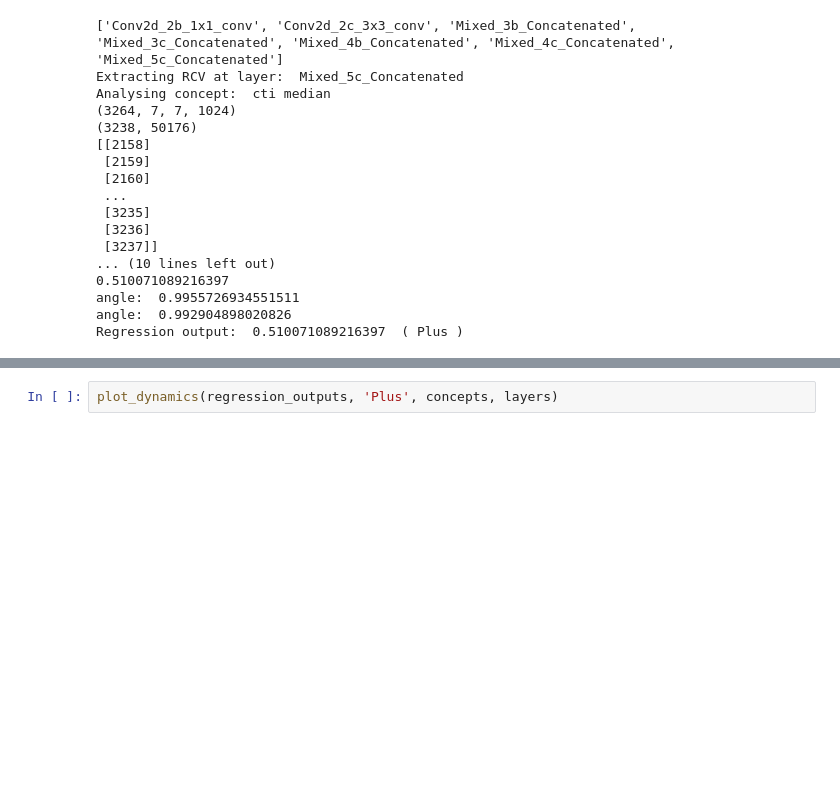
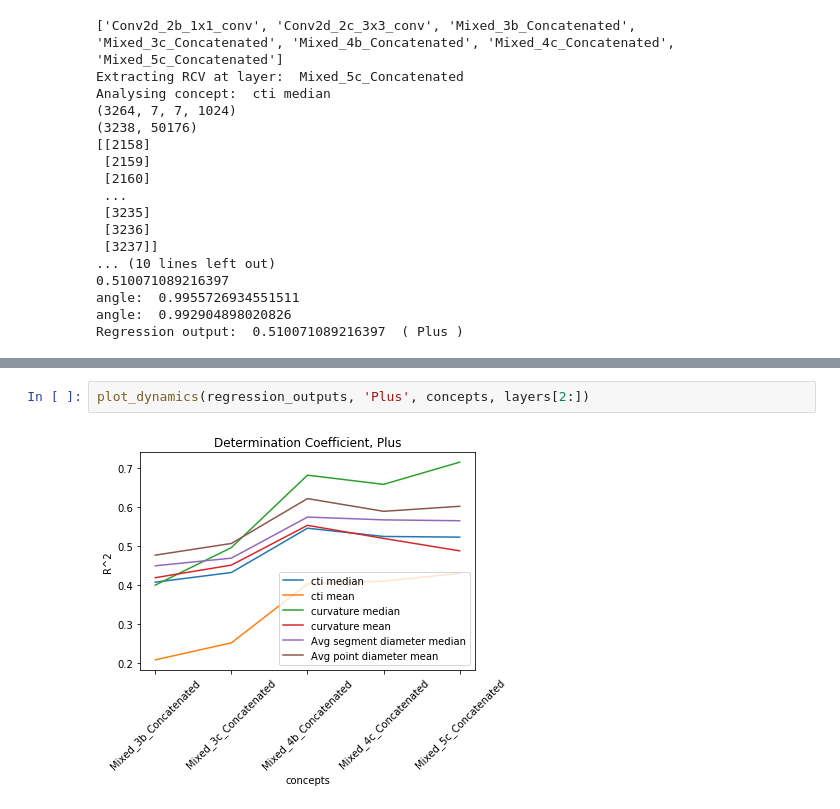
Before and after one commit to medgift/SPIE2019_interpretableROP, a Jupyter notebook: InterpretROPNet.ipynb, the cells around one changed output, grey strips where cells are left out. Cells and saved outputs as stored; diff of their text form; blank space fills up the shorter version.

```diff
--- a/InterpretROPNet.ipynb
+++ b/InterpretROPNet.ipynb
@@ -220,2 +234,4 @@ plot_dynamics(regression_outputs, 'Normal', concepts, layers)
 # %%
-plot_dynamics(regression_outputs, 'Plus', concepts, layers)
+plot_dynamics(regression_outputs, 'Plus', concepts, layers[2:])
+# %% [output]
+[figure, added]
```
Also changed, not shown: parts of 7 cells of this notebook.
